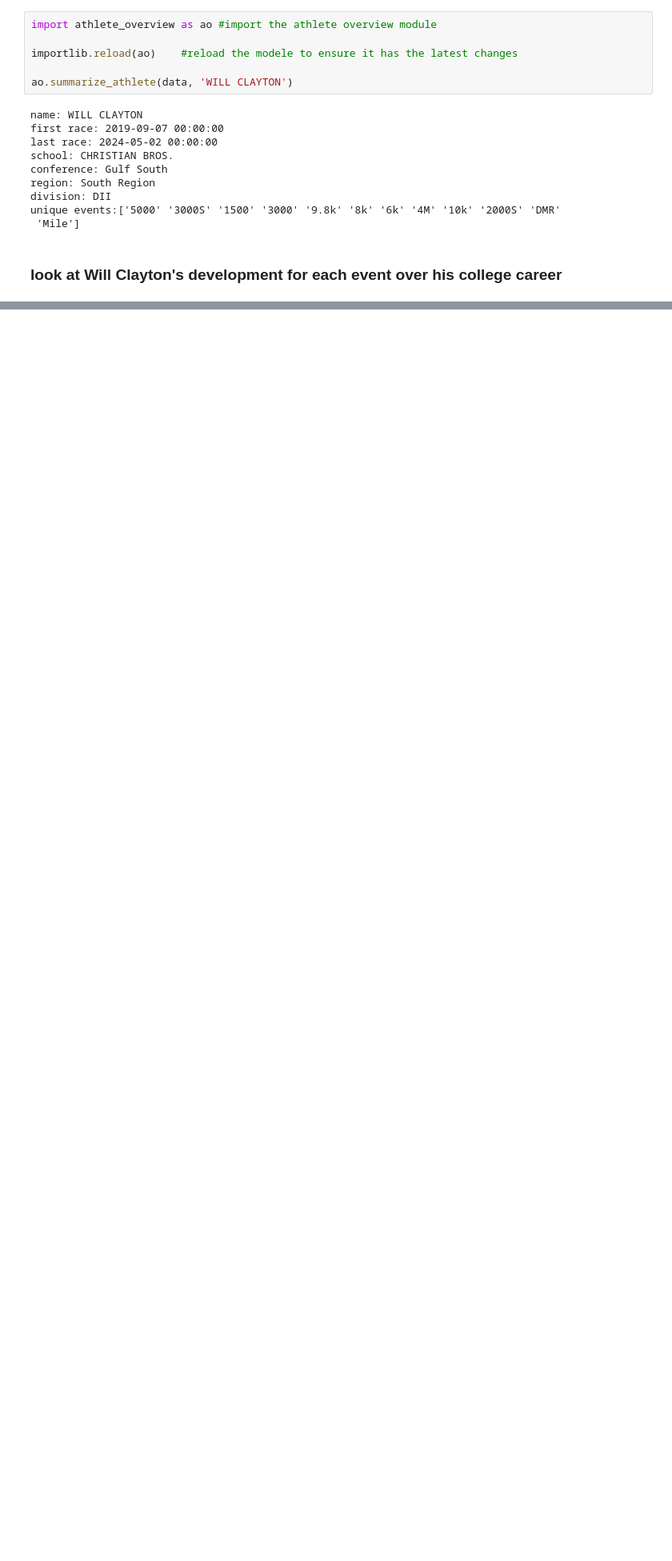
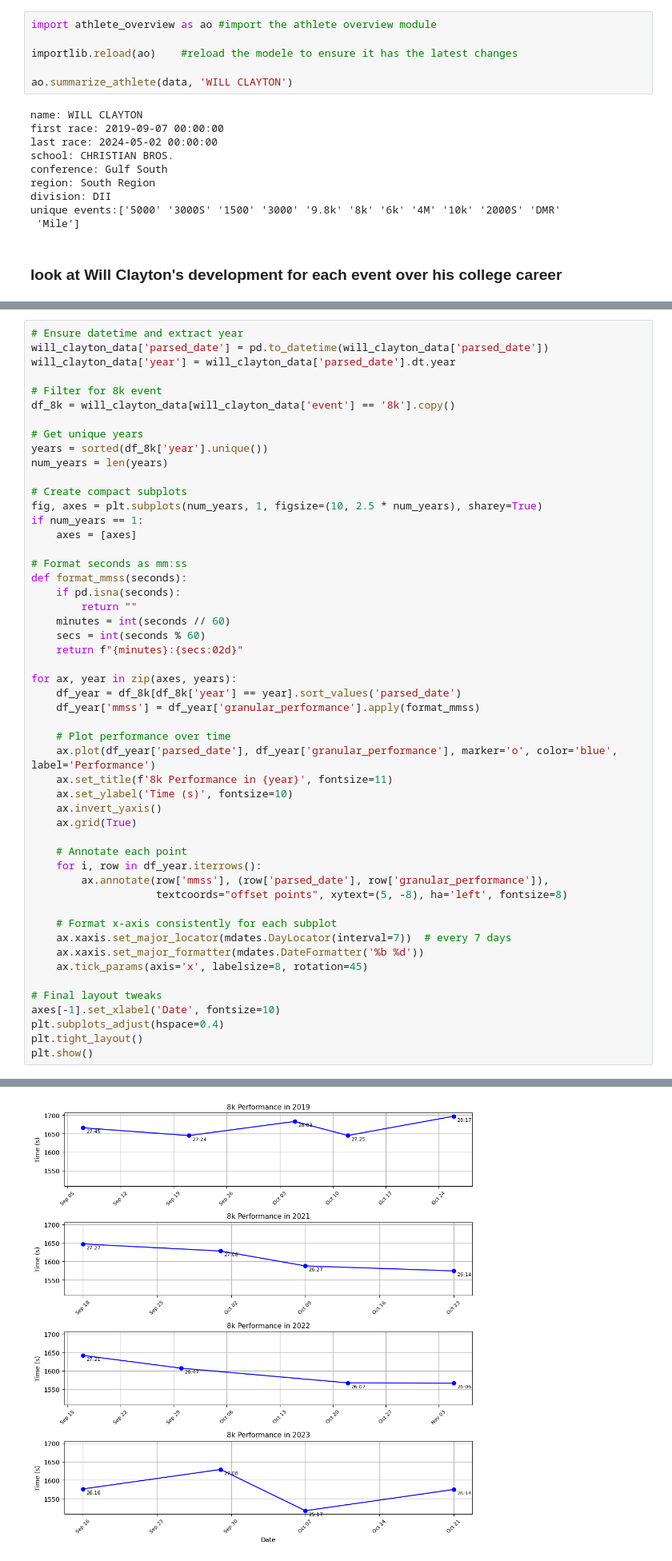
Before and after one commit to stanski901/will_clayton, a Jupyter notebook: general_analysis.ipynb, the cells around one changed output, grey strips where cells are left out. Shown at 80% size. Drawn from its saved outputs; the diff is of its cells as text; blank space fills up the shorter version.

```diff
--- a/general_analysis.ipynb
+++ b/general_analysis.ipynb
@@ -153,0 +163,52 @@ See the caveats in the documentation: https://pandas.pydata.org/pandas-docs/stab
+# %%
+# Ensure datetime and extract year
+will_clayton_data['parsed_date'] = pd.to_datetime(will_clayton_data['parsed_date'])
+will_clayton_data['year'] = will_clayton_data['parsed_date'].dt.year
+
+# Filter for 8k event
+df_8k = will_clayton_data[will_clayton_data['event'] == '8k'].copy()
+
+# Get unique years
+years = sorted(df_8k['year'].unique())
+num_years = len(years)
+
+# Create compact subplots
+fig, axes = plt.subplots(num_years, 1, figsize=(10, 2.5 * num_years), sharey=True)
+if num_years == 1:
+    axes = [axes]
+
+# Format seconds as mm:ss
+def format_mmss(seconds):
+    if pd.isna(seconds):
+        return ""
+    minutes = int(seconds // 60)
+    secs = int(seconds % 60)
+    return f"{minutes}:{secs:02d}"
+
+for ax, year in zip(axes, years):
+    df_year = df_8k[df_8k['year'] == year].sort_values('parsed_date')
+    df_year['mmss'] = df_year['granular_performance'].apply(format_mmss)
+
+    # Plot performance over time
+    ax.plot(df_year['parsed_date'], df_year['granular_performance'], marker='o', color='blue', label='Performance')
+    ax.set_title(f'8k Performance in {year}', fontsize=11)
+    ax.set_ylabel('Time (s)', fontsize=10)
+    ax.invert_yaxis()
+    ax.grid(True)
+
+    # Annotate each point
+    for i, row in df_year.iterrows():
+        ax.annotate(row['mmss'], (row['parsed_date'], row['granular_performance']),
+                    textcoords="offset points", xytext=(5, -8), ha='left', fontsize=8)
+
+    # Format x-axis consistently for each subplot
+    ax.xaxis.set_major_locator(mdates.DayLocator(interval=7))  # every 7 days
+    ax.xaxis.set_major_formatter(mdates.DateFormatter('%b %d'))
+    ax.tick_params(axis='x', labelsize=8, rotation=45)
+
+# Final layout tweaks
+axes[-1].set_xlabel('Date', fontsize=10)
+plt.subplots_adjust(hspace=0.4)
+plt.tight_layout()
+plt.show()
+# %% [output]
@@ -153,0 +225 @@ See the caveats in the documentation: https://pandas.pydata.org/pandas-docs/stab
+[figure, added]
```
Also changed, not shown: parts of 17 cells of this notebook.
